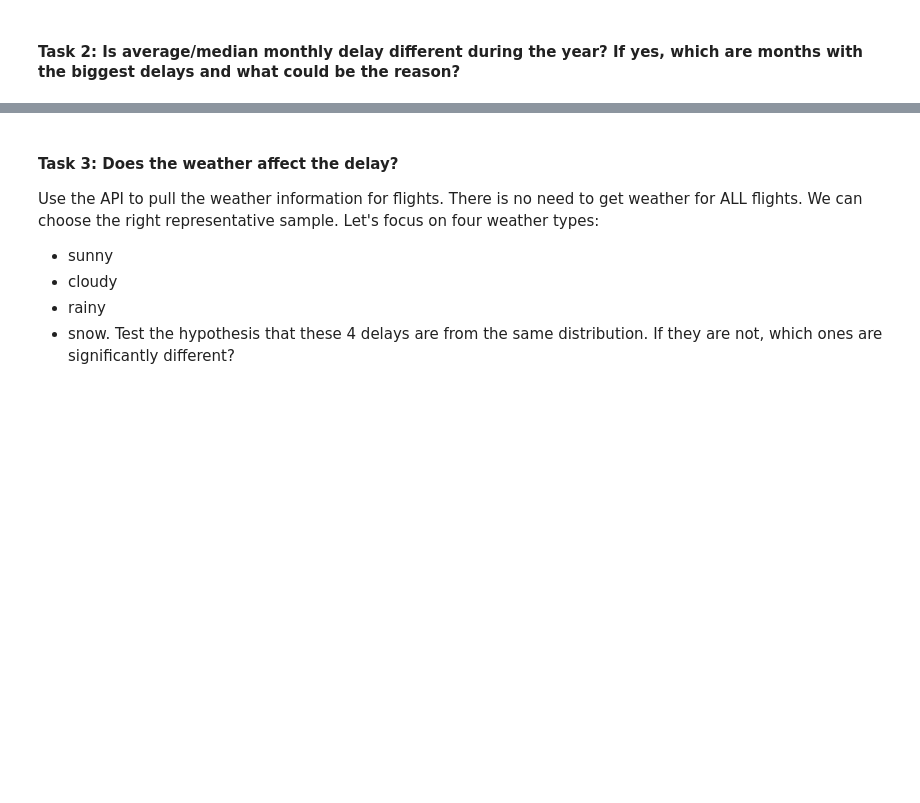
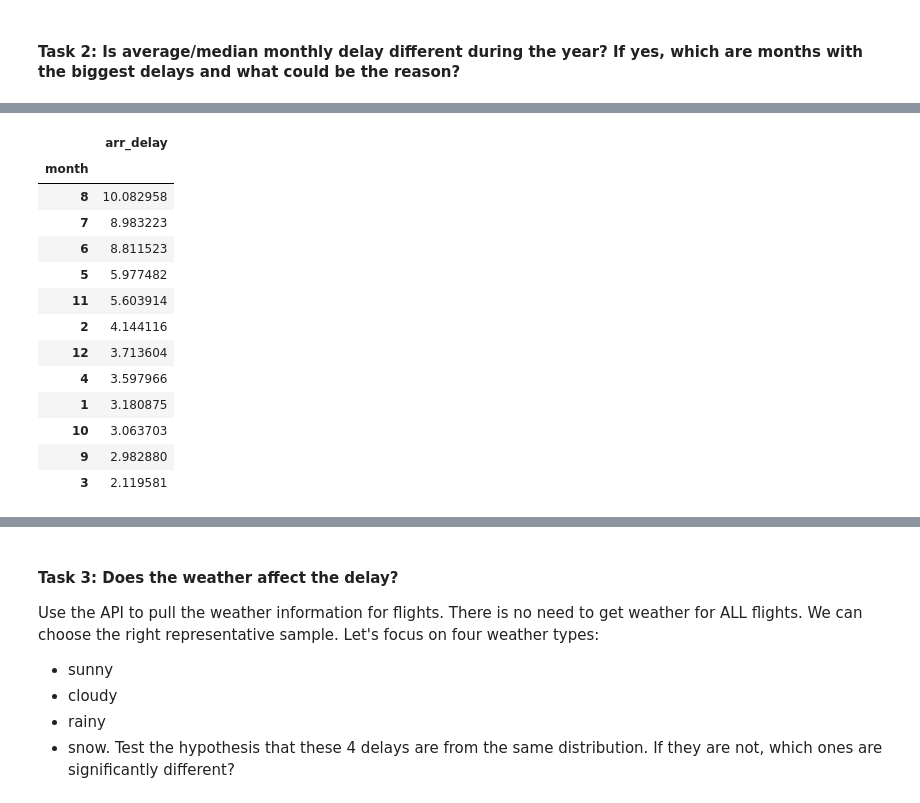
Before and after one commit to jdormaar/Flight-Delays, a Jupyter notebook: Workbook/exploratory_analysis.ipynb, the cells around one changed output, grey strips where cells are left out. Cells and saved outputs as stored; diff of their text form; code cells hidden in the pictures; blank space fills up the shorter version.

```diff
--- a/Workbook/exploratory_analysis.ipynb
+++ b/Workbook/exploratory_analysis.ipynb
@@ -365,0 +489,21 @@ fl_df_clean['fl_year'] = fl_df_clean
+# %%
+df_delays_2018 = test_dates[test_dates['year']==2018]
+df_delays_2019 = test_dates[test_dates['year']==2019]
+# %%
+df_delays_2018.groupby(['month']).agg({'arr_delay': np.mean}).sort_values('arr_delay', ascending=False)
+# df_delays_2018.groupby(['year', 'month']).agg(({'arr_delay': np.median}))
+# %% [output]
+|  | arr_delay |
+| month |  |
+| 8 | 10.082958 |
+| 7 | 8.983223 |
+| 6 | 8.811523 |
+| 5 | 5.977482 |
+| 11 | 5.603914 |
+| 2 | 4.144116 |
+| 12 | 3.713604 |
+| 4 | 3.597966 |
+| 1 | 3.180875 |
+| 10 | 3.063703 |
+| 9 | 2.982880 |
+| 3 | 2.119581 |
```
Also changed, not shown: parts of 63 cells of this notebook, 2 other files.
